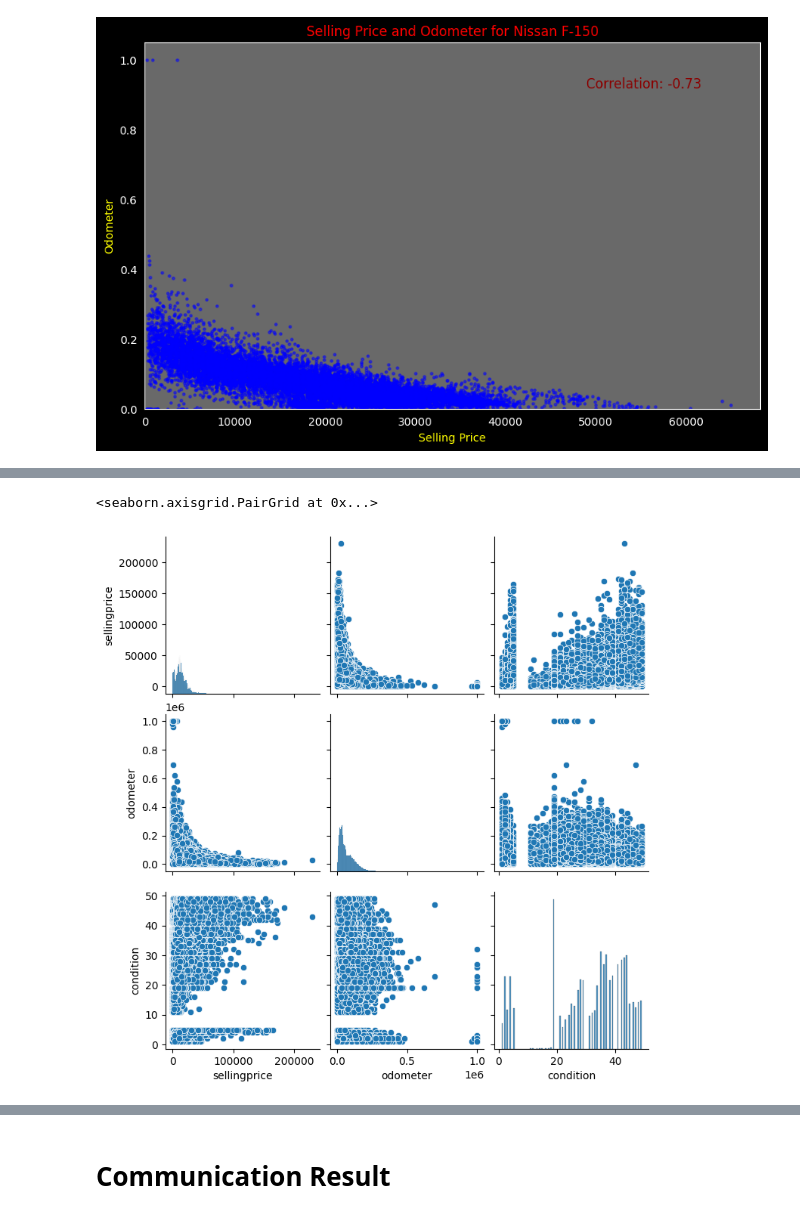
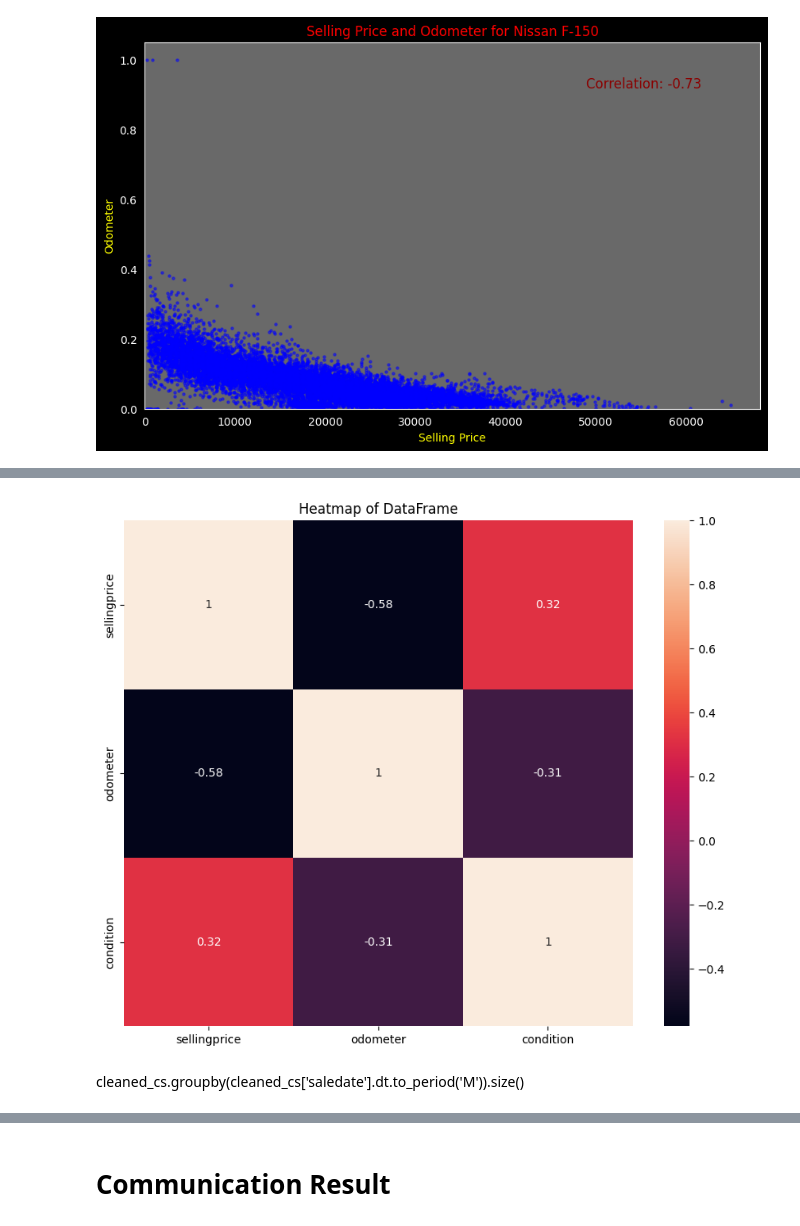
Before and after one commit to Kittisak-M/Best-Strategy-to-Buy-Car-for-Value-Concious-Customer, a Jupyter notebook: car-sales-exploratory-data-analysis.ipynb, the cells around one changed output, grey strips where cells are left out. Cells and saved outputs as stored; diff of their text form; code cells hidden in the pictures.

```diff
--- a/car-sales-exploratory-data-analysis.ipynb
+++ b/car-sales-exploratory-data-analysis.ipynb
@@ -1210,12 +1238,8 @@ fig.update_layout(
 # %%
-re = cleaned_cs[['sellingprice','odometer','condition']]
+re_corr = cleaned_cs[['sellingprice','odometer','condition']].corr()
 plt.figure(figsize=(10, 8))
-sns.heatmap(re, annot=True, cmap='viridis')
+sns.heatmap(re_corr, annot=True, cmap='rocket')
 plt.title('Heatmap of DataFrame')
 plt.show()
+# %% [output]
+[figure, added]
-# %%
-re = cleaned_cs[['sellingprice','odometer','condition']]
-sns.pairplot(re)
-# %% [output]
-<seaborn.axisgrid.PairGrid at 0x...>
-[figure, removed]
@@ -1226,0 +1246,2 @@ plt.show()
+# %% [markdown]
+cleaned_cs.groupby(cleaned_cs['saledate'].dt.to_period('M')).size()
```
Also changed, not shown: parts of 43 cells of this notebook.
